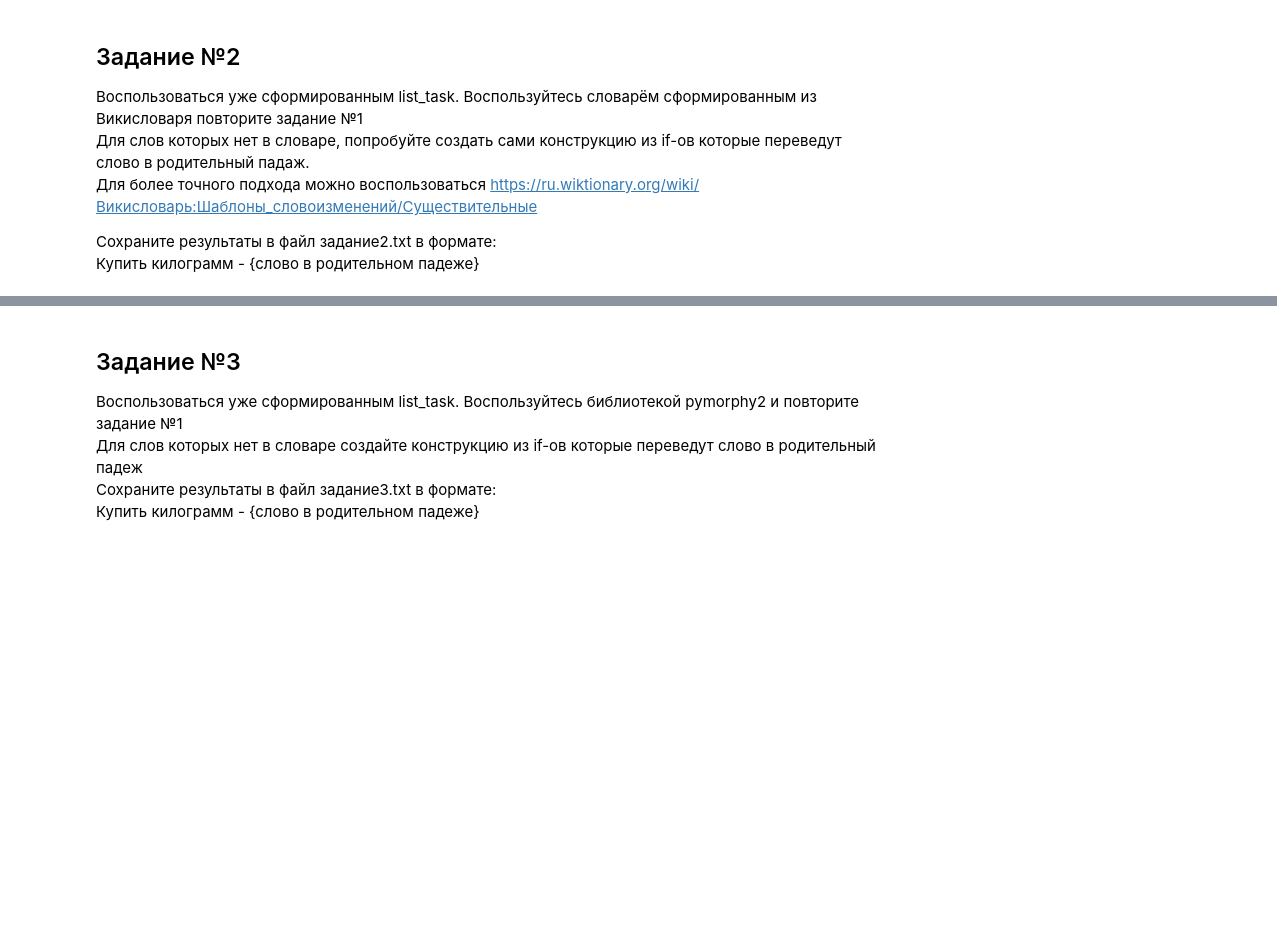
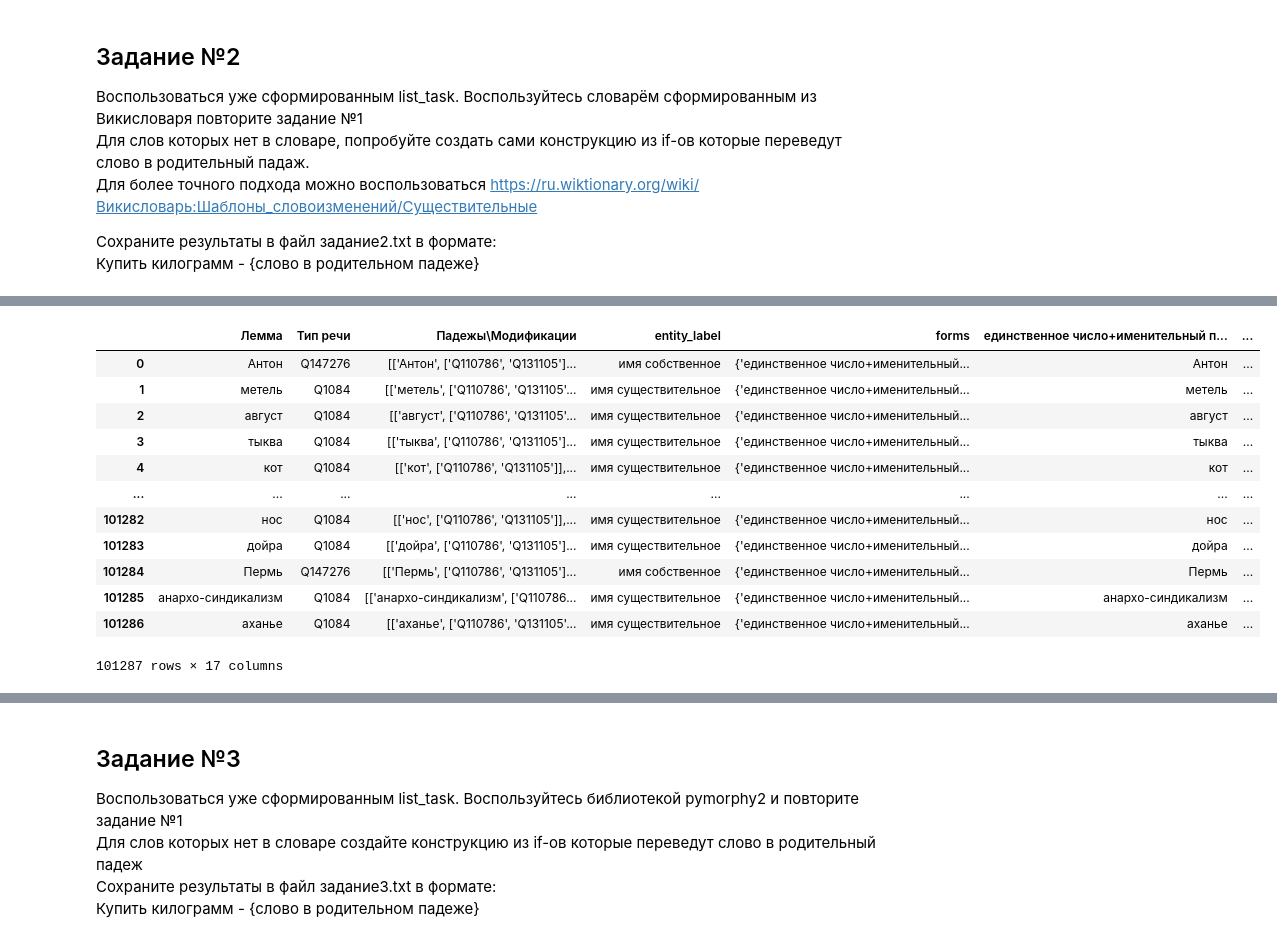
Before and after one commit to vancomm/edu_morf_1, a Jupyter notebook: morf_task_1.ipynb, the cells around one changed output, grey strips where cells are left out. Cells and saved outputs as stored; diff of their text form; code cells hidden in the pictures; blank space fills up the shorter version.

```diff
--- a/morf_task_1.ipynb
+++ b/morf_task_1.ipynb
@@ -45,0 +155,3 @@ df.head()
+# %%
+nouns_df = df[df['entity_label'].isin(noun_labels)].reset_index(drop=True)
+nouns_df
@@ -45,0 +172,18 @@ df.head()
+# %%
+def get_form_name(labels: Iterator[str]) -> str:
+    return "+".join(sorted(labels))
+
+def parse_forms(raw: str) -> dict[str, str]:
+    try:
+        content: list[tuple[str, list[str]]] = json.loads(raw.replace("'", '"'))
+    except Exception:
+        print(raw)
+        raise
+    result = {
+        get_form_name(get_entity_label(entity_code) for entity_code in entities): form
+        for form, entities in content
+    }
+    return result
+# %%
+nouns_df['forms'] = nouns_df["Падежы\\Модификации"].map(parse_forms)
+nouns_df['forms']
@@ -45,0 +207,3 @@ df.head()
+# %%
+all_form_names = list(nouns_df['forms'].iloc[0].keys())
+all_form_names
@@ -45,0 +223,24 @@ df.head()
+# %%
+def find_forms(series: pd.Series, form_name: str):
+    def find_form(forms: dict[str, str]):
+        return forms.get(form_name, pd.NA)
+    return series.map(find_form)
+
+for form_name in all_form_names:
+    nouns_df[form_name] = nouns_df['forms'].pipe(find_forms, form_name)
+
+nouns_df
+# %% [output]
+|  | Лемма | Тип речи | Падежы\Модификации | entity_label | forms | единственное число+именительный п... | ... |
+| 0 | Антон | Q147276 | [['Антон', ['Q110786', 'Q131105']... | имя собственное | {'единственное число+именительный... | Антон | ... |
+| 1 | метель | Q1084 | [['метель', ['Q110786', 'Q131105'... | имя существительное | {'единственное число+именительный... | метель | ... |
+| 2 | август | Q1084 | [['август', ['Q110786', 'Q131105'... | имя существительное | {'единственное число+именительный... | август | ... |
+| 3 | тыква | Q1084 | [['тыква', ['Q110786', 'Q131105']... | имя существительное | {'единственное число+именительный... | тыква | ... |
+| 4 | кот | Q1084 | [['кот', ['Q110786', 'Q131105']],... | имя существительное | {'единственное число+именительный... | кот | ... |
+| ... | ... | ... | ... | ... | ... | ... | ... |
+| 101282 | нос | Q1084 | [['нос', ['Q110786', 'Q131105']],... | имя существительное | {'единственное число+именительный... | нос | ... |
+| 101283 | дойра | Q1084 | [['дойра', ['Q110786', 'Q131105']... | имя существительное | {'единственное число+именительный... | дойра | ... |
+| 101284 | Пермь | Q147276 | [['Пермь', ['Q110786', 'Q131105']... | имя собственное | {'единственное число+именительный... | Пермь | ... |
+| 101285 | анархо-синдикализм | Q1084 | [['анархо-синдикализм', ['Q110786... | имя существительное | {'единственное число+именительный... | анархо-синдикализм | ... |
+| 101286 | аханье | Q1084 | [['аханье', ['Q110786', 'Q131105'... | имя существительное | {'единственное число+именительный... | аханье | ... |
+101287 rows × 17 columns
```
Also changed, not shown: parts of 27 cells of this notebook, 5 other files.
